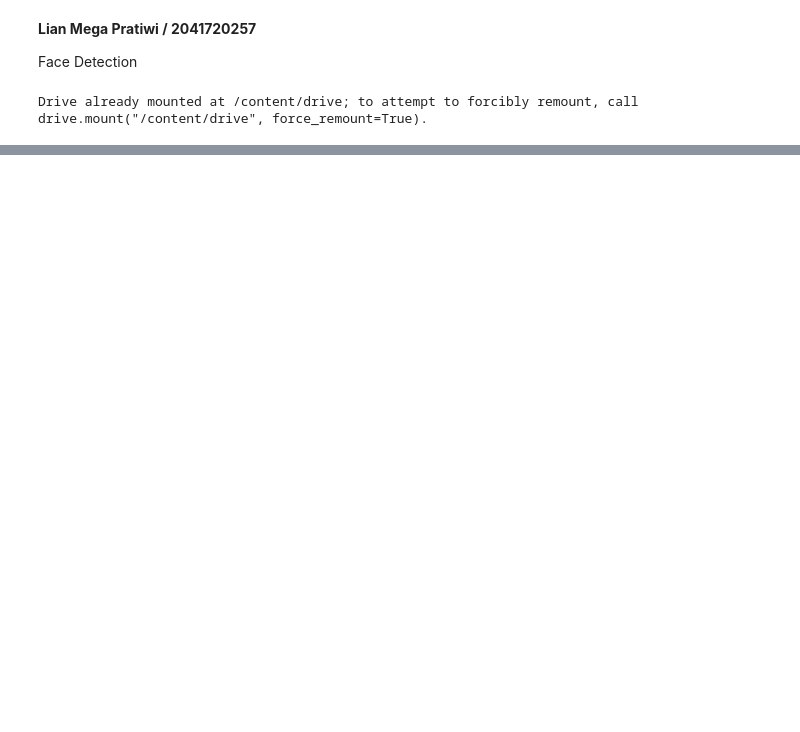
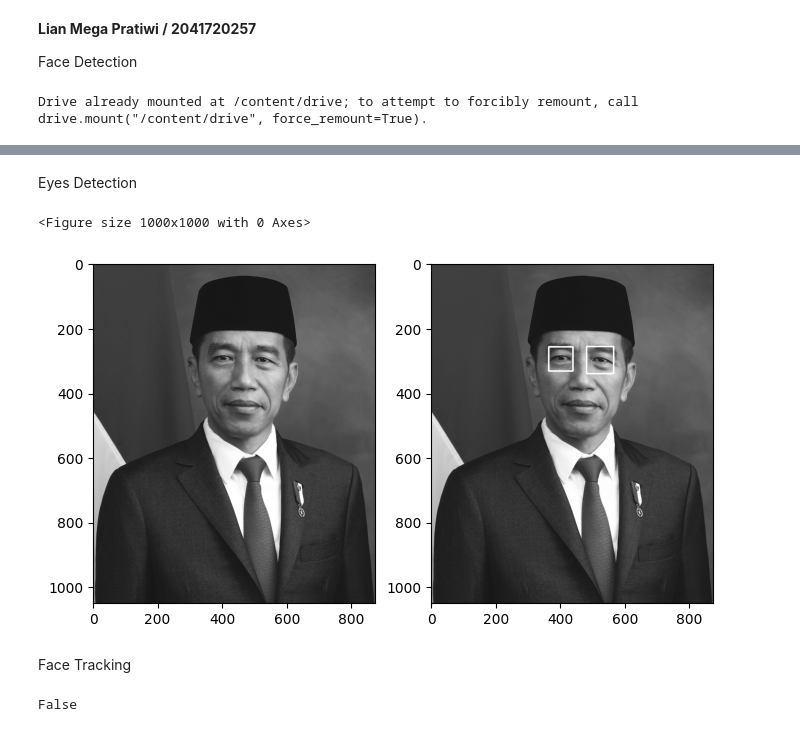
Before and after one commit to Lian2041720257/PVCK_2023, a Jupyter notebook: Week12.ipynb, the cells around one changed output, grey strips where cells are left out. Drawn from its saved outputs; the diff is of its cells as text; code cells hidden in the pictures; blank space fills up the shorter version.

```diff
--- a/Week12.ipynb
+++ b/Week12.ipynb
@@ -123,0 +153,31 @@ error: ignored
+# %% [markdown]
+Eyes Detection
+# %%
+cascade_mata = cv.CascadeClassifier('/content/drive/MyDrive/PCVK/facedet/haarcascade_eye.xml')
+
+jokowi_gray = cv.cvtColor(jokowi, cv.COLOR_BGR2GRAY)
+jokowi = cv.cvtColor(jokowi_gray, cv.COLOR_GRAY2RGB)
+
+roi_mata = cascade_mata.detectMultiScale(jokowi_gray)
+
+for(x, y, w, h) in roi_mata:
+  cv.rectangle(jokowi, (x, y), (x+w, y+h), (255, 255, 255), 3)
+
+plt.figure(figsize = (10, 10))
+f, axarr = plt.subplots(1, 2, figsize = (8, 8))
+plt.subplot(121), plt.imshow(jokowi_gray, cmap = 'gray')
+plt.subplot(122), plt.imshow(jokowi)
+plt.show()
+# %% [output]
+<Figure size 1000x1000 with 0 Axes>
+[figure, added]
+# %% [markdown]
+Face Tracking
+# %%
+import cv2
+cap = cv2.VideoCapture(0)
+ret, frame = cap.read()
+print(ret)  # Jika ret True, kamera terbaca dengan benar
+cap.release()
+# %% [output]
+False
```
Also changed, not shown: parts of 4 cells of this notebook.
